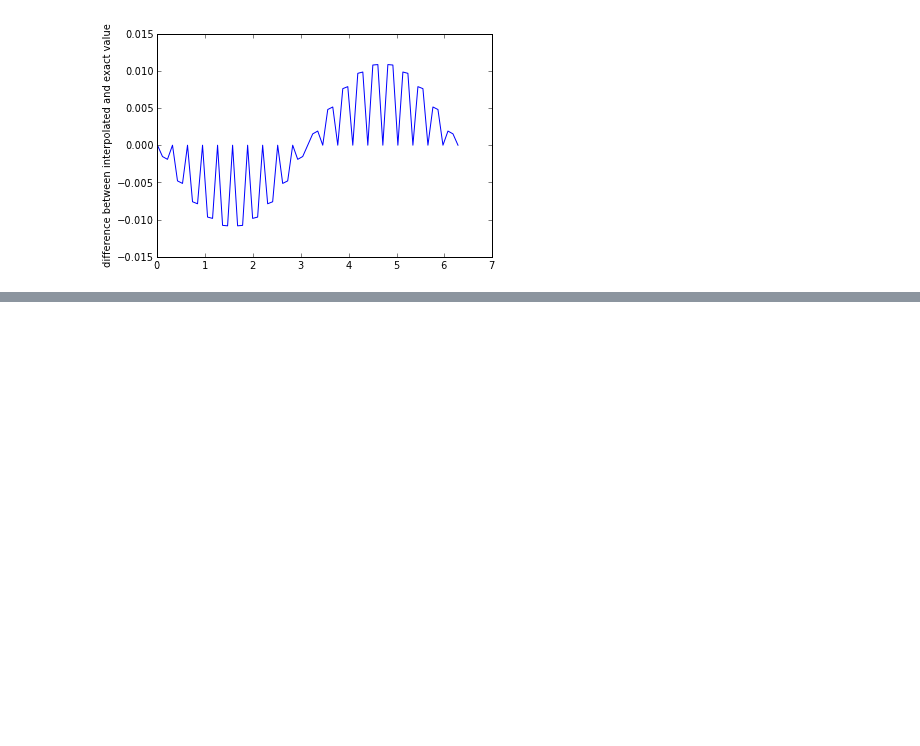
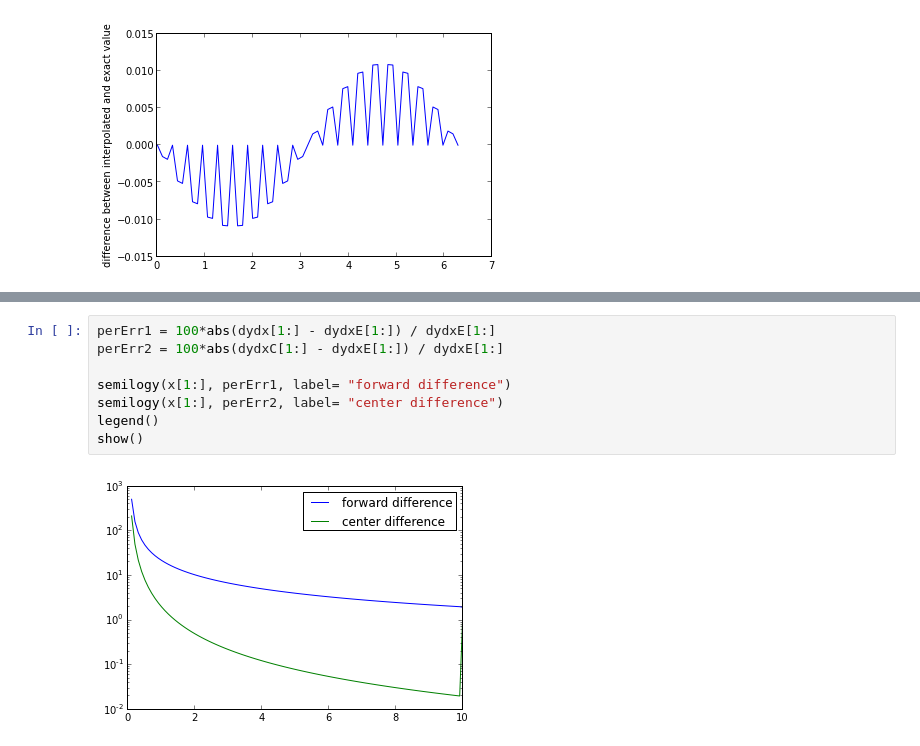
Before and after one commit to jvanatta/particle-tracks, a Jupyter notebook: week4/thursdaynotes.ipynb, the cells around one changed output, grey strips where cells are left out. Drawn from its saved outputs; the diff is of its cells as text; blank space fills up the shorter version.

```diff
--- a/week4/thursdaynotes.ipynb
+++ b/week4/thursdaynotes.ipynb
@@ -105,0 +114,10 @@ plt.show()
+# %%
+perErr1 = 100*abs(dydx[1:] - dydxE[1:]) / dydxE[1:]
+perErr2 = 100*abs(dydxC[1:] - dydxE[1:]) / dydxE[1:]
+
+semilogy(x[1:], perErr1, label= "forward difference")
+semilogy(x[1:], perErr2, label= "center difference")
+legend()
+show()
+# %% [output]
+[figure, added]
```
Also changed, not shown: parts of 6 cells of this notebook, 5 other files.
